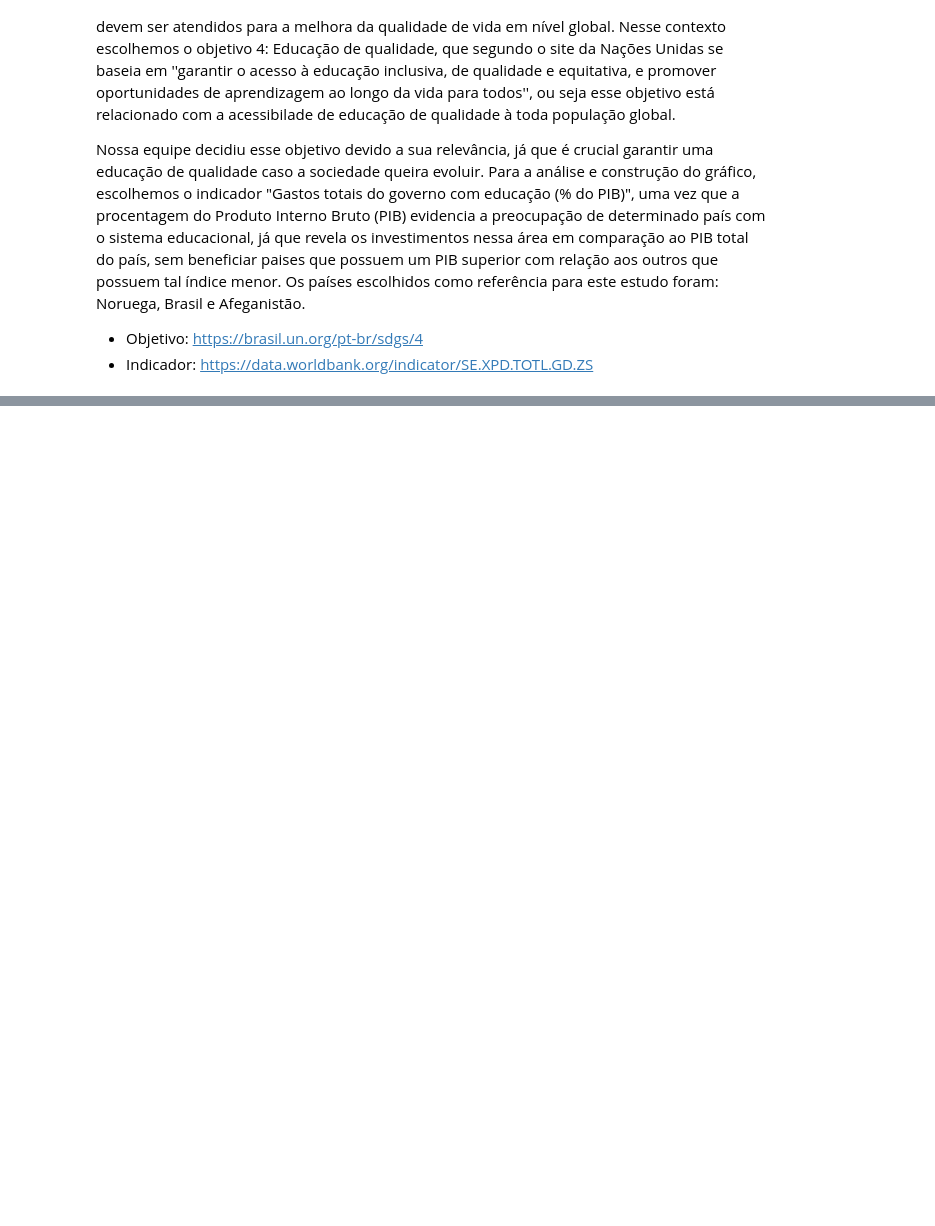
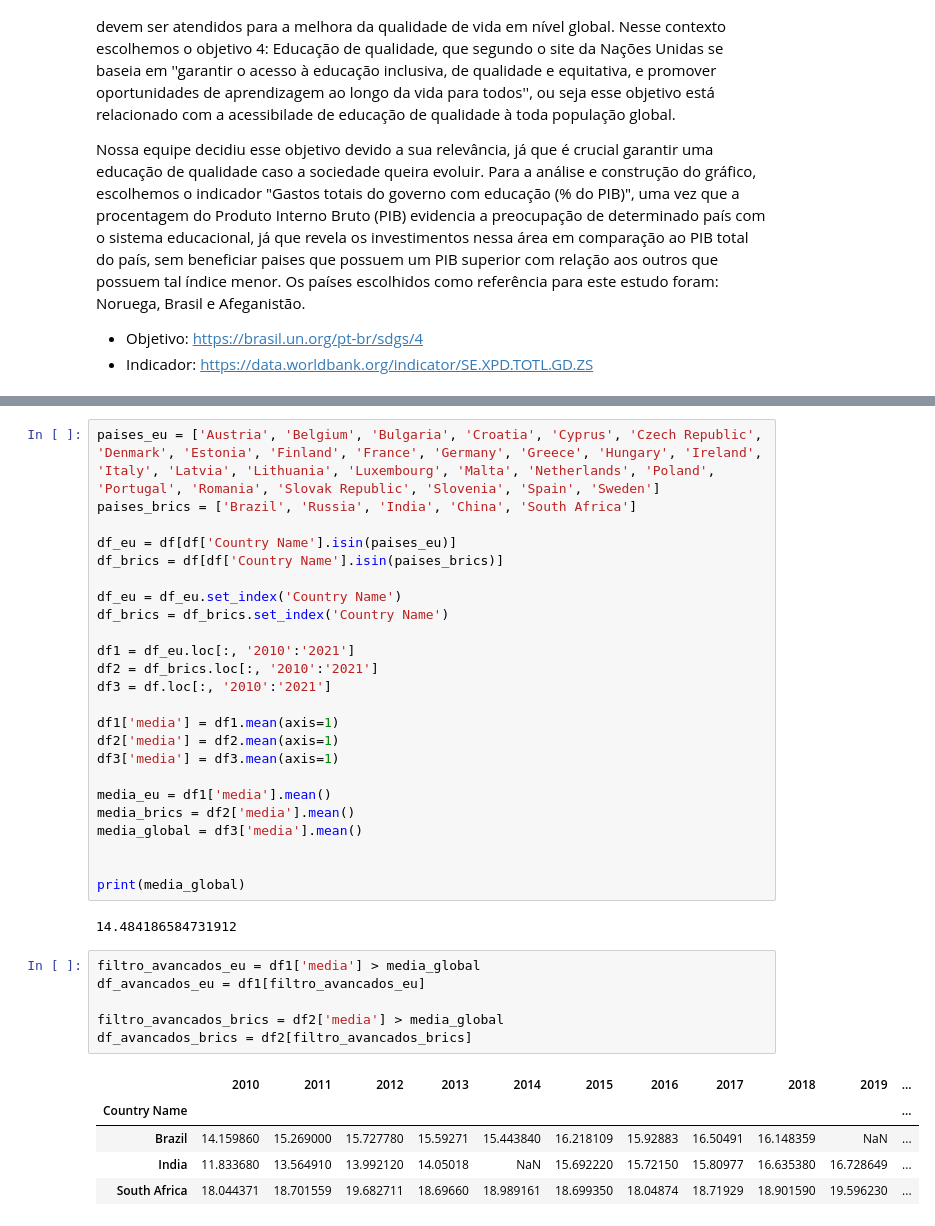
Before and after one commit to alessitomas/c.dadosAPS, a Jupyter notebook: principal.ipynb, the cells around one changed output, grey strips where cells are left out. Saved outputs shown, nothing was run; the diff lists cells and outputs as text; blank space fills up the shorter version.

```diff
--- a/principal.ipynb
+++ b/principal.ipynb
@@ -64,0 +78,38 @@ Composto por Brasil, Rússia, Índia, China e África do Sul, o bloco BRICS foi
+# %%
+paises_eu = ['Austria', 'Belgium', 'Bulgaria', 'Croatia', 'Cyprus', 'Czech Republic', 'Denmark', 'Estonia', 'Finland', 'France', 'Germany', 'Greece', 'Hungary', 'Ireland', 'Italy', 'Latvia', 'Lithuania', 'Luxembourg', 'Malta', 'Netherlands', 'Poland', 'Portugal', 'Romania', 'Slovak Republic', 'Slovenia', 'Spain', 'Sweden']
+paises_brics = ['Brazil', 'Russia', 'India', 'China', 'South Africa']
+
+df_eu = df[df['Country Name'].isin(paises_eu)]
+df_brics = df[df['Country Name'].isin(paises_brics)]
+
+df_eu = df_eu.set_index('Country Name')
+df_brics = df_brics.set_index('Country Name')
+
+df1 = df_eu.loc[:, '2010':'2021']
+df2 = df_brics.loc[:, '2010':'2021']
+df3 = df.loc[:, '2010':'2021']
+
+df1['media'] = df1.mean(axis=1)
+df2['media'] = df2.mean(axis=1)
+df3['media'] = df3.mean(axis=1)
+
+media_eu = df1['media'].mean()
+media_brics = df2['media'].mean()
+media_global = df3['media'].mean()
+
+
+print(media_global)
+# %% [output]
+14.484186584731912
+# %%
+filtro_avancados_eu = df1['media'] > media_global
+df_avancados_eu = df1[filtro_avancados_eu]
+
+filtro_avancados_brics = df2['media'] > media_global
+df_avancados_brics = df2[filtro_avancados_brics]
+# %% [output]
+|  | 2010 | 2011 | 2012 | 2013 | 2014 | 2015 | 2016 | 2017 | 2018 | 2019 | ... |
+| Country Name |  |  |  |  |  |  |  |  |  |  | ... |
+| Brazil | 14.159860 | 15.269000 | 15.727780 | 15.59271 | 15.443840 | 16.218109 | 15.92883 | 16.50491 | 16.148359 | NaN | ... |
+| India | 11.833680 | 13.564910 | 13.992120 | 14.05018 | NaN | 15.692220 | 15.72150 | 15.80977 | 16.635380 | 16.728649 | ... |
+| South Africa | 18.044371 | 18.701559 | 19.682711 | 18.69660 | 18.989161 | 18.699350 | 18.04874 | 18.71929 | 18.901590 | 19.596230 | ... |
```
Also changed, not shown: parts of 4 cells of this notebook.
